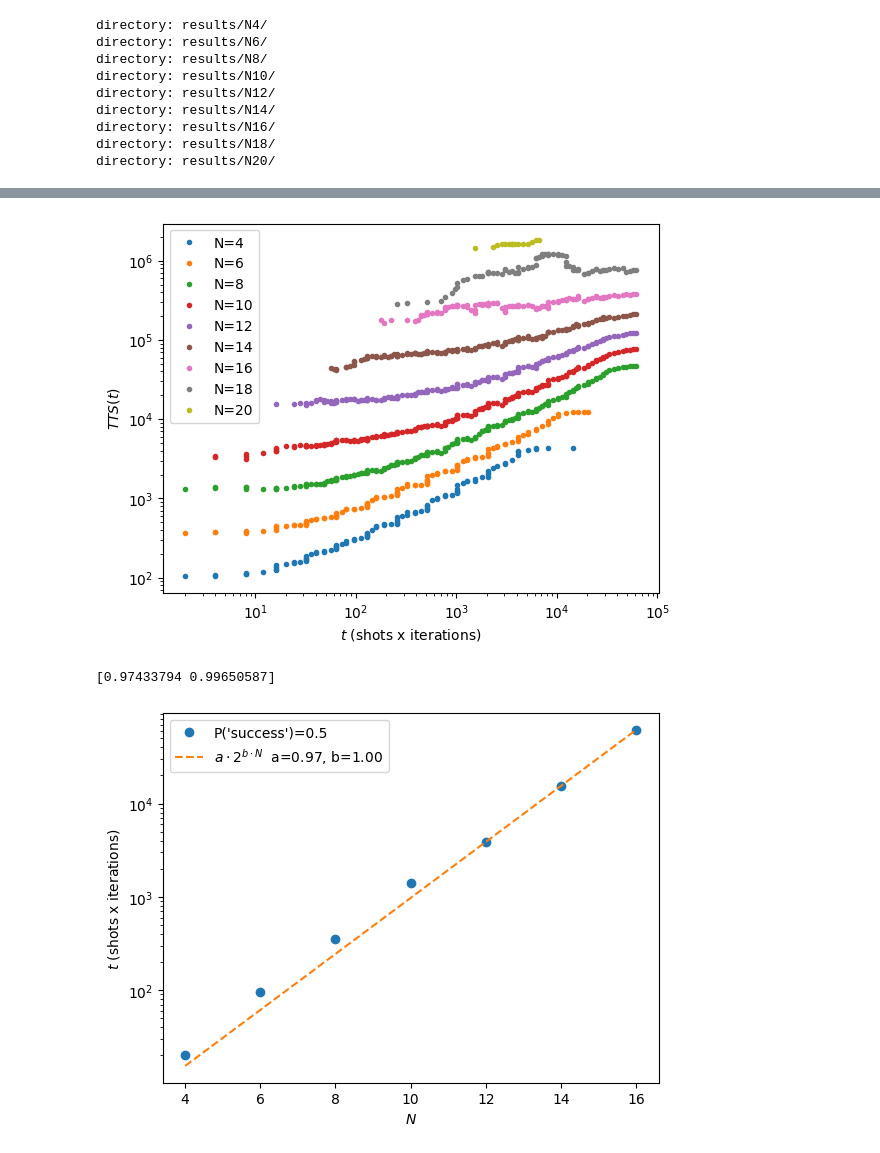
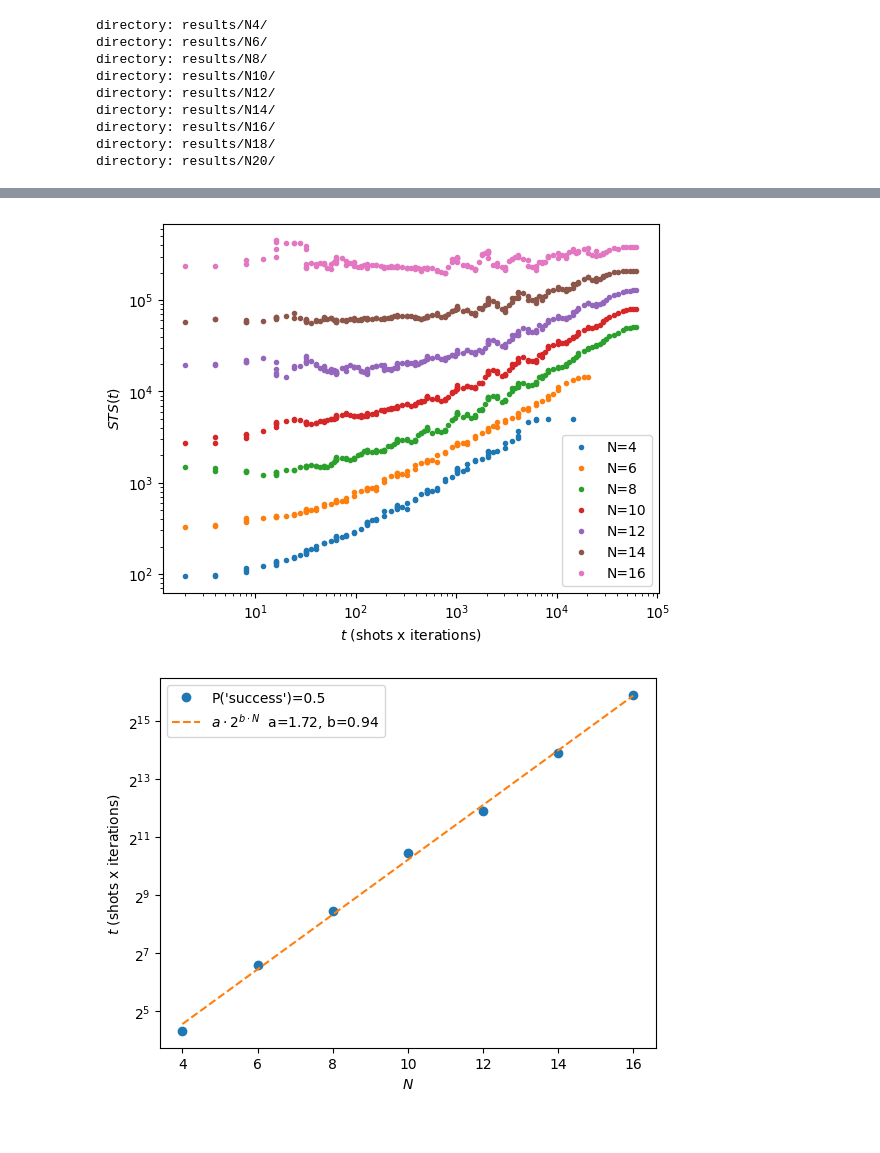
Before and after one commit to gscriva/cvar-opt, a Jupyter notebook: my_vqe.ipynb, the cells around one changed output, grey strips where cells are left out. Drawn from its saved outputs; the diff is of its cells as text; code cells hidden in the pictures.

```diff
--- a/my_vqe.ipynb
+++ b/my_vqe.ipynb
@@ -112,6 +102,6 @@ class NumpyArrayEncoder(JSONEncoder):
 # %%
 qubits = np.arange(4, 22, 2, dtype=int)
-psucc, ts = collect_results(qubits)
+psucc, ts, shots, nfevs = collect_results(qubits)
 # %% [output]
 directory: results/N4/
 directory: results/N6/
@@ -124,6 +114,9 @@ directory: results/N18/
 directory: results/N20/
 # %%
 for i, (p,t) in enumerate(zip(psucc, ts)):
+    if 4+i*2 > 14:
+        last_zero = np.argwhere(np.isclose(p, 0.))
+        print(f"N={4+i*2}, t={t[p==0.]}, shots={shots[i][p==0.]}, nfev={nfevs[i][p==0.]}")
     p_t = np.vstack((t, p))
     p_t = p_t[:, np.argsort(p_t[0, :])]
     plt.plot(p_t[0], p_t[1], ".", label=f"N={4+i*2}")
@@ -146,7 +142,7 @@ for i, (p,t) in enumerate(zip(psucc, ts)):
     len_window = 12
     #p_t[1] = np.convolve(p_t[1], np.ones(len_window) / len_window, mode='same')
     p_t[1] = running_mean(p_t[1], len_window)
-    plt.plot(p_t[0][::2], p_t[1][::2], "o-", label=f"N={4+i*2}")
+    plt.plot(p_t[0][::5], p_t[1][::5], "o-", label=f"N={4+i*2}")
 
     plt.xscale('log')
     plt.xlabel(r"$t$ (shots x iterations)")
@@ -166,8 +202,9 @@ for p,t in zip(psucc, ts):
     p = np.asarray(p)
     t = np.asarray(t)
     #print(p.shape,t.shape)
-    mask =  p <= 0.005
-    mask += p == 1.
+    mask =  p == 0.
+    mask += p == 1. # mask += p == 1.
+    #p[mask] = 0.00005
     p = np.delete(p, mask)
     t = np.delete(t, mask)
 
@@ -175,28 +212,30 @@ for p,t in zip(psucc, ts):
     tts_list.append(t*rt)
 # %%
 for i, (tts,t) in enumerate(zip(tts_list, ts)):
+    if 4+i*2 > 16:
+        continue
     t = np.asarray(t)
-    mask = np.asarray(psucc[i]) <= 0.005
-    mask += np.asarray(psucc[i]) == 1.
+    mask = np.asarray(psucc[i]) == 0.
+    mask += np.asarray(psucc[i]) == 1. # mask += np.asarray(psucc[i]) == 1.
     t = np.delete(t, mask)
 
     tts_t = np.vstack((t, tts))
     tts_t = tts_t[:, np.argsort(tts_t[0, :])]
     # roll-mean
-    len_window = 14
+    len_window = 8
     tts_t[1] = running_mean(tts_t[1], len_window)
     plt.plot(tts_t[0], tts_t[1], ".", label=f"N={4+i*2}")
 
     plt.xscale('log')
     plt.yscale('log')
     #plt.xlim(1.5,50000)
-    # plt.ylim(1,1000)
+    #plt.ylim(10000, 500000)
     plt.xlabel(r"$t$ (shots x iterations)")
-    plt.ylabel(r"$TTS(t)$")
+    plt.ylabel(r"$STS(t)$")
     plt.legend()
-    plt.savefig("TTS-t.png")
+    plt.savefig("STS-t_roll8.png")
 # %% [output]
-[figure, old version]
+[figure, new version]
 # %%
 def fun_exp(x, a, b):
     return a*2**(b*x)
@@ -211,19 +253,17 @@ min_psucc = 0.5
 step_size = []
 for i, pt in enumerate(pt_all):
     mask = pt[1] >= min_psucc
-    print()
     if mask.sum() == 0:
         continue
     step_size.append(pt[0][mask][0])
 
 x_axes = 4 + 2*np.arange(len(step_size))
 
-popt, _ = curve_fit(fun_exp, x_axes, step_size)
-print(popt)
+popt, _ = curve_fit(fun_lin, x_axes, np.log2(step_size))
 plt.plot(x_axes, step_size, "o", label=f"P('success')={min_psucc}")
-plt.plot(np.arange(4,17), fun_exp(np.arange(4,17), *popt), "--", label=r"$a \cdot 2^{b \cdot N}$" + f"  a={popt[0]:.2f}, b={popt[1]:.2f}")
+plt.plot(np.arange(4,17), fun_exp(np.arange(4,17), 2**popt[0], popt[1]), "--", label=r"$a \cdot 2^{b \cdot N}$" + f"  a={2**popt[0]:.2f}, b={popt[1]:.2f}")
 
-plt.yscale('log')
+plt.yscale('log', base=2)
 plt.ylabel(r"$t$ (shots x iterations)")
 plt.xlabel(r"$N$")
 
@@ -231,5 +271,4 @@ plt.legend()
 
 plt.savefig("minit-succ50.png")
 # %% [output]
-[0.97433794 0.99650587]
-[figure, old version]
+[figure, new version]
```
Also changed, not shown: parts of 22 cells of this notebook.
